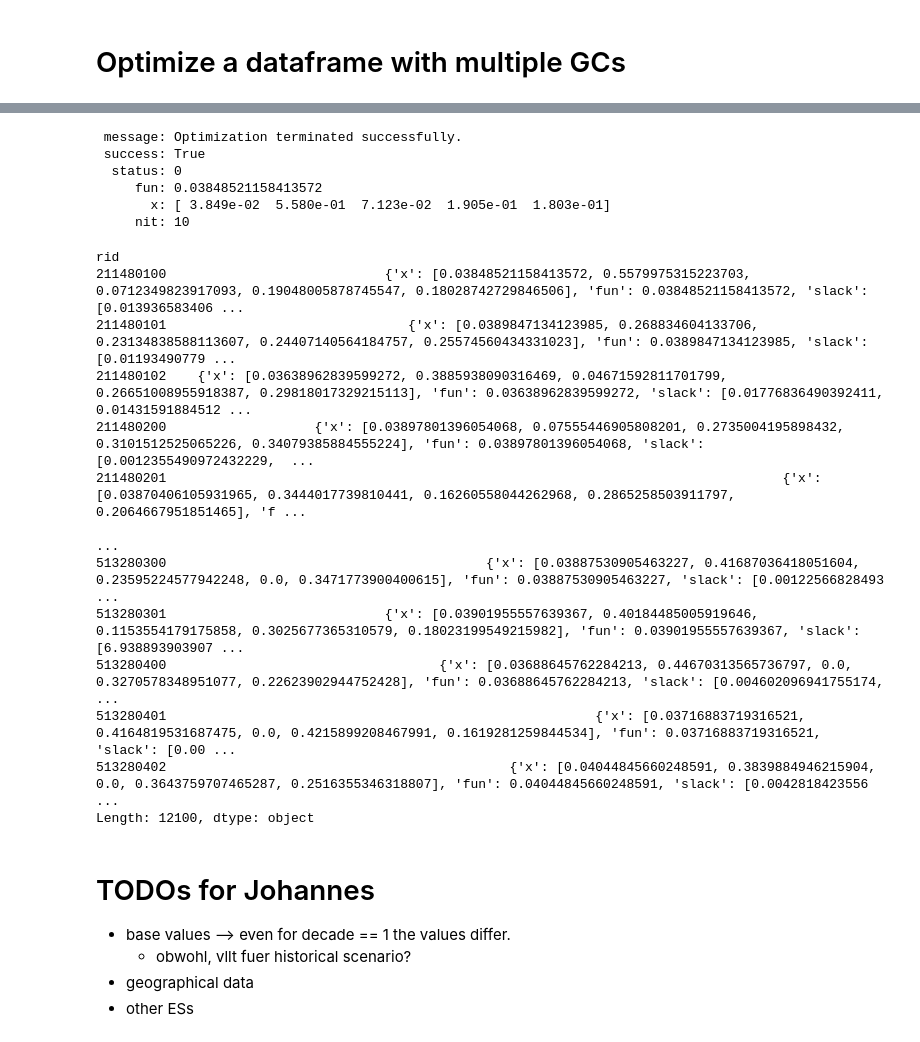
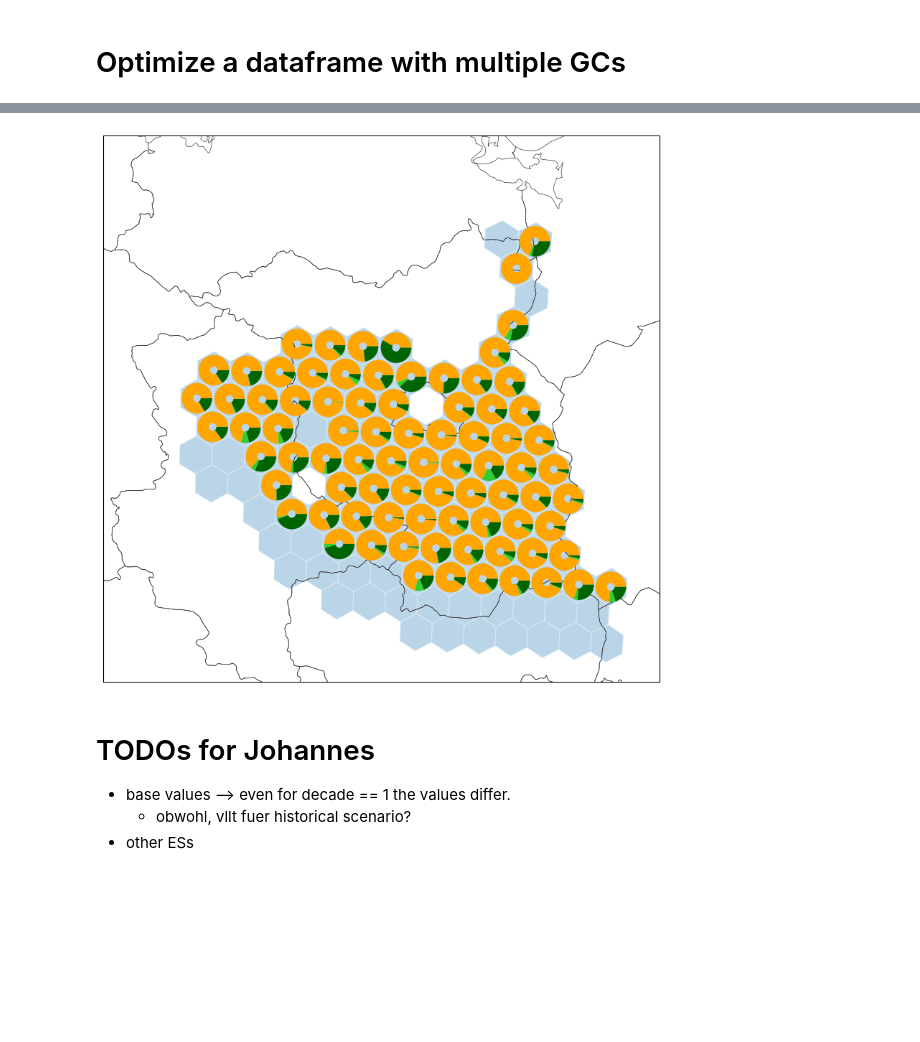
Before and after one commit to k-gregor/velux_optimization, a Jupyter notebook: iland_optimization.ipynb, the cells around one changed output, grey strips where cells are left out. Cells and saved outputs as stored; diff of their text form; code cells hidden in the pictures; blank space fills up the shorter version.

```diff
--- a/iland_optimization.ipynb
+++ b/iland_optimization.ipynb
@@ -89,6 +73,5 @@ opt.solve_optimization_for_gridcell_general_min_max_distance(df_final.values, ['
 # Optimize a dataframe with multiple GCs
 # %%
 iland_multiple_gc = iland_cluster6.copy()
-iland_multiple_gc = iland_multiple_gc[iland_multiple_gc['decade'] == 8][['rid', 'RCPScenario', 'Management', 'abovegroundCarbon', 'shannonIndex', 'evapotranspiration_mm', 'mean_soilwatercontent_mm', 'volumeHarvested']]
-iland_multiple_gc = iland_multiple_gc.set_index(['rid', 'RCPScenario', 'Management'])
-iland_multiple_gc
+iland_multiple_gc = iland_multiple_gc[iland_multiple_gc['decade'] == 8][['rid', 'Germany_id', 'RCPScenario', 'Management'] + ES]
+iland_multiple_gc = iland_multiple_gc.set_index(['rid', 'Germany_id', 'RCPScenario', 'Management'])
@@ -110,8 +78,15 @@ iland_multiple_gc
 # %%
+# TODO: indifference thresholds, checking for 0 division, no "lower is better", add assertions
+def normalize(gc_data):
+    return (gc_data - gc_data.min()) / (gc_data.max() - gc_data.min())
+
+# sensitivity analysis with this normalization, not per RCP.
+# iland_one_gc_normalized = (iland_one_gc - iland_one_gc.min()) / (iland_one_gc.max() - iland_one_gc.min())
+
 def convert_to_optimizer_input(gc_data):
     df_long = gc_data.stack().rename("value")
-    df_long.index.set_names(['rid', "rcp", "management", "ES"], inplace=True)
-    df_long = df_long.reorder_levels(["ES", 'rid', "rcp", "management"])
+    df_long.index.set_names(['rid', 'Germany_id', "rcp", "management", "ES"], inplace=True)
+    df_long = df_long.reorder_levels(["ES", 'Germany_id', 'rid', "rcp", "management"])
     return df_long.unstack("management")
 
 TOLERANCE = 0.00001
@@ -121,35 +96,28 @@ def prepare_and_optimize_gridcell(gc_data):
 
     optimizer_data = convert_to_optimizer_input(normalized_gc_data)
 
-    opt_result = opt.solve_optimization_for_gridcell_general_min_max_distance(optimizer_data.values, ['rcp26', 'rcp45', 'rcp85'])
+    managements = list(optimizer_data.columns)
+
+    opt_result = opt.solve_optimization_for_gridcell_general_min_max_distance(optimizer_data.values, ['rcp26', 'rcp45', 'rcp85'], es_weights=[0.0, 0.0, 0.0, 0.0, 1.0])
 
     assert opt_result.success == True, "Optimization failed for gc " + str(gc_data.index.get_level_values('rid')[0])
-    portfolio_sum = np.sum(opt_result.x[1:])
+
+    portfolio = opt_result.x[1:]
+    portfolio[np.abs(portfolio) < TOLERANCE] = 0.0
+
+    portfolio_sum = np.sum(portfolio)
     assert np.abs(portfolio_sum - 1) < TOLERANCE, "Optimization result does not sum to 1 but " + str(portfolio_sum) + " for gc " + str(gc_data.index.get_level_values('rid')[0])
-    return opt_result
+    assert np.all(portfolio >= 0), "negative portfolio values"
+
+    return pd.Series({managements[i]: portfolio[i] for i in range(len(managements))})
+
+def compute_mean_portfolios(grp):
+    hexagon_mean_portfolio = grp.mean(axis=0)
+    portfolio_sum = hexagon_mean_portfolio.values.sum()
+    assert np.abs(portfolio_sum-1) < TOLERANCE, "Averaged portfolio does not sum to 1 but to " + str(portfolio_sum) + " for hexagon " + str(grp.index.get_level_values('Germany_id')[0])
+    return hexagon_mean_portfolio
-# %%
-prepare_and_optimize_gridcell(iland_one_gc)
-# %% [output]
- message: Optimization terminated successfully.
- success: True
-  status: 0
-     fun: 0.03848521158413572
-       x: [ 3.849e-02  5.580e-01  7.123e-02  1.905e-01  1.803e-01]
-     nit: 10
 # %%
 # 1min for 12000 rids, using 1 climate model and 1 replicate
-iland_multiple_gc.groupby('rid', group_keys=False).apply(prepare_and_optimize_gridcell)
+portfolios = iland_multiple_gc.groupby(['rid', 'Germany_id'], group_keys=False).apply(prepare_and_optimize_gridcell)
-# %% [output]
-rid
-211480100                            {'x': [0.03848521158413572, 0.5579975315223703, 0.0712349823917093, 0.19048005878745547, 0.18028742729846506], 'fun': 0.03848521158413572, 'slack': [0.013936583406 ...
-211480101                               {'x': [0.0389847134123985, 0.268834604133706, 0.23134838588113607, 0.24407140564184757, 0.25574560434331023], 'fun': 0.0389847134123985, 'slack': [0.01193490779 ...
-211480102    {'x': [0.03638962839599272, 0.3885938090316469, 0.04671592811701799, 0.26651008955918387, 0.29818017329215113], 'fun': 0.03638962839599272, 'slack': [0.01776836490392411, 0.01431591884512 ...
-211480200                   {'x': [0.03897801396054068, 0.07555446905808201, 0.2735004195898432, 0.3101512525065226, 0.34079385884555224], 'fun': 0.03897801396054068, 'slack': [0.0012355490972432229,  ...
-211480201                                                                               {'x': [0.03870406105931965, 0.3444017739810441, 0.16260558044262968, 0.2865258503911797, 0.2064667951851465], 'f ...
-                                                                                                                                                                                                         ...
-513280300                                         {'x': [0.03887530905463227, 0.41687036418051604, 0.23595224577942248, 0.0, 0.3471773900400615], 'fun': 0.03887530905463227, 'slack': [0.00122566828493 ...
-513280301                            {'x': [0.03901955557639367, 0.40184485005919646, 0.1153554179175858, 0.3025677365310579, 0.18023199549215982], 'fun': 0.03901955557639367, 'slack': [6.938893903907 ...
-513280400                                   {'x': [0.03688645762284213, 0.44670313565736797, 0.0, 0.3270578348951077, 0.22623902944752428], 'fun': 0.03688645762284213, 'slack': [0.004602096941755174,  ...
-513280401                                                       {'x': [0.03716883719316521, 0.4164819531687475, 0.0, 0.4215899208467991, 0.1619281259844534], 'fun': 0.03716883719316521, 'slack': [0.00 ...
-513280402                                            {'x': [0.04044845660248591, 0.3839884946215904, 0.0, 0.3643759707465287, 0.2516355346318807], 'fun': 0.04044845660248591, 'slack': [0.0042818423556 ...
-Length: 12100, dtype: object
+# %%
+mean_portfolios = portfolios.groupby('Germany_id').apply(compute_mean_portfolios)
@@ -156,7 +170,11 @@ Length: 12100, dtype: object
+# %%
+# TODO why are there no portfolios in some hexagons?
+plot_portfolios_on_hexagons(mean_portfolios)
+# %% [output]
+[figure, added]
 # %% [markdown]
 # TODOs for Johannes
 
 - base values --> even for decade == 1 the values differ.
   - obwohl, vllt fuer historical scenario?
-- geographical data
 - other ESs
```
Also changed, not shown: parts of 11 cells of this notebook.
